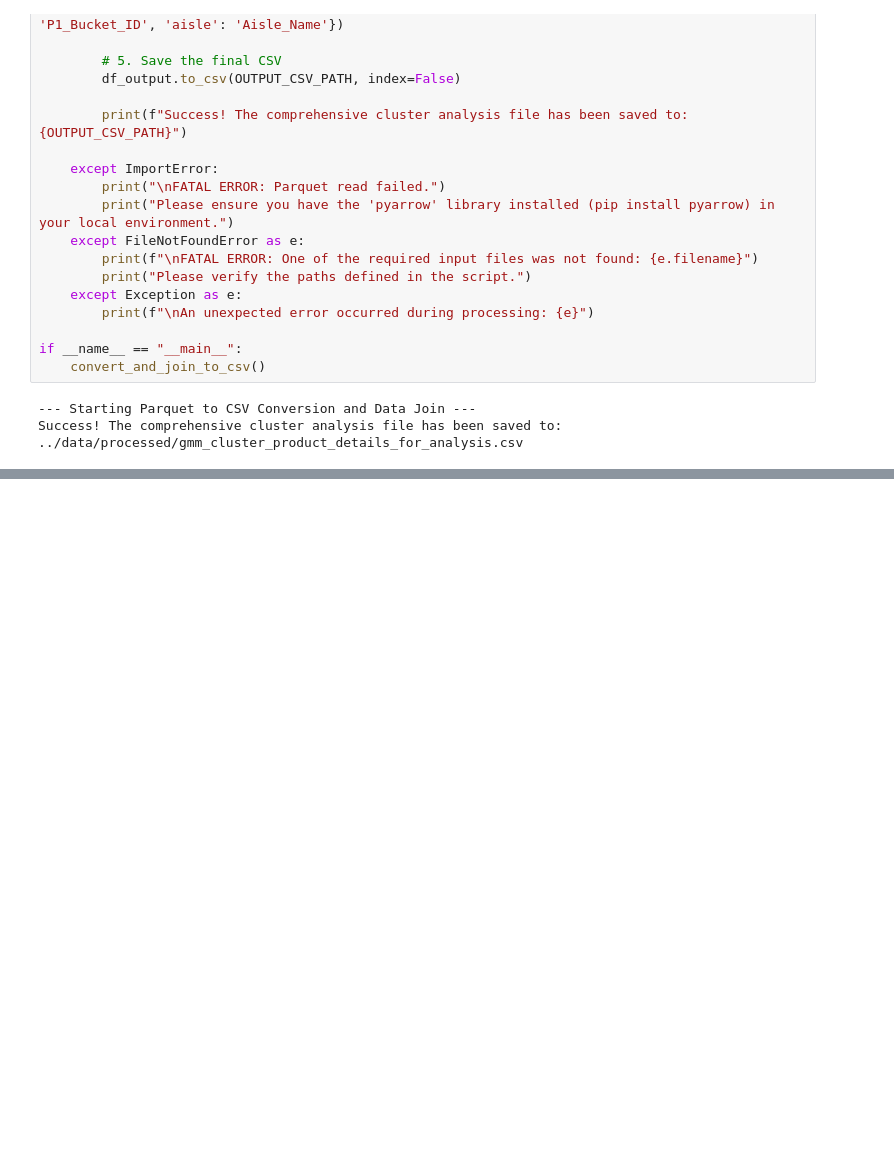
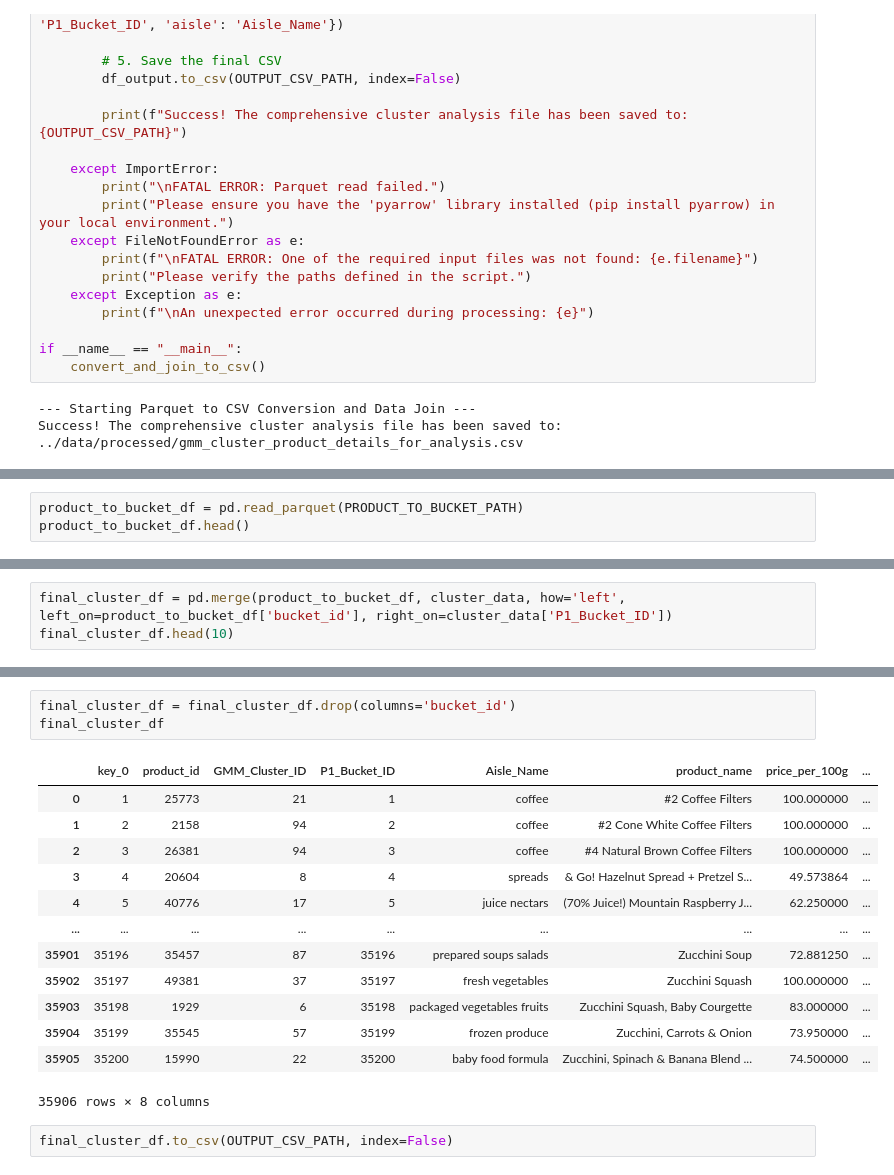
Before and after one commit to arihanth26/OOS-Product-Recommendation, a Jupyter notebook: notebooks/gmm_train.ipynb, the cells around one changed output, grey strips where cells are left out. Drawn from its saved outputs; the diff is of its cells as text; blank space fills up the shorter version.

```diff
--- a/notebooks/gmm_train.ipynb
+++ b/notebooks/gmm_train.ipynb
@@ -1060,3 +1045,6 @@ plot_cluster_drill_down(44)
 The function plot_cluster_drill_down(cluster_id) is now defined.
 Example: Listing products for Cluster 24.
 [figure]
+# %%
+product_to_bucket_df = pd.read_parquet(PRODUCT_TO_BUCKET_PATH)
+product_to_bucket_df.head()
@@ -1062,0 +1058,3 @@ Example: Listing products for Cluster 24.
+# %%
+final_cluster_df = pd.merge(product_to_bucket_df, cluster_data, how='left', left_on=product_to_bucket_df['bucket_id'], right_on=cluster_data['P1_Bucket_ID'])
+final_cluster_df.head(10)
@@ -1062,0 +1073,19 @@ Example: Listing products for Cluster 24.
+# %%
+final_cluster_df = final_cluster_df.drop(columns='bucket_id')
+final_cluster_df
+# %% [output]
+|  | key_0 | product_id | GMM_Cluster_ID | P1_Bucket_ID | Aisle_Name | product_name | price_per_100g | ... |
+| 0 | 1 | 25773 | 21 | 1 | coffee | #2 Coffee Filters | 100.000000 | ... |
+| 1 | 2 | 2158 | 94 | 2 | coffee | #2 Cone White Coffee Filters | 100.000000 | ... |
+| 2 | 3 | 26381 | 94 | 3 | coffee | #4 Natural Brown Coffee Filters | 100.000000 | ... |
+| 3 | 4 | 20604 | 8 | 4 | spreads | & Go! Hazelnut Spread + Pretzel S... | 49.573864 | ... |
+| 4 | 5 | 40776 | 17 | 5 | juice nectars | (70% Juice!) Mountain Raspberry J... | 62.250000 | ... |
+| ... | ... | ... | ... | ... | ... | ... | ... | ... |
+| 35901 | 35196 | 35457 | 87 | 35196 | prepared soups salads | Zucchini Soup | 72.881250 | ... |
+| 35902 | 35197 | 49381 | 37 | 35197 | fresh vegetables | Zucchini Squash | 100.000000 | ... |
+| 35903 | 35198 | 1929 | 6 | 35198 | packaged vegetables fruits | Zucchini Squash, Baby Courgette | 83.000000 | ... |
+| 35904 | 35199 | 35545 | 57 | 35199 | frozen produce | Zucchini, Carrots & Onion | 73.950000 | ... |
+| 35905 | 35200 | 15990 | 22 | 35200 | baby food formula | Zucchini, Spinach & Banana Blend ... | 74.500000 | ... |
+35906 rows × 8 columns
+# %%
+final_cluster_df.to_csv(OUTPUT_CSV_PATH, index=False)
```
Also changed, not shown: parts of 4 cells of this notebook, 12 other files.
